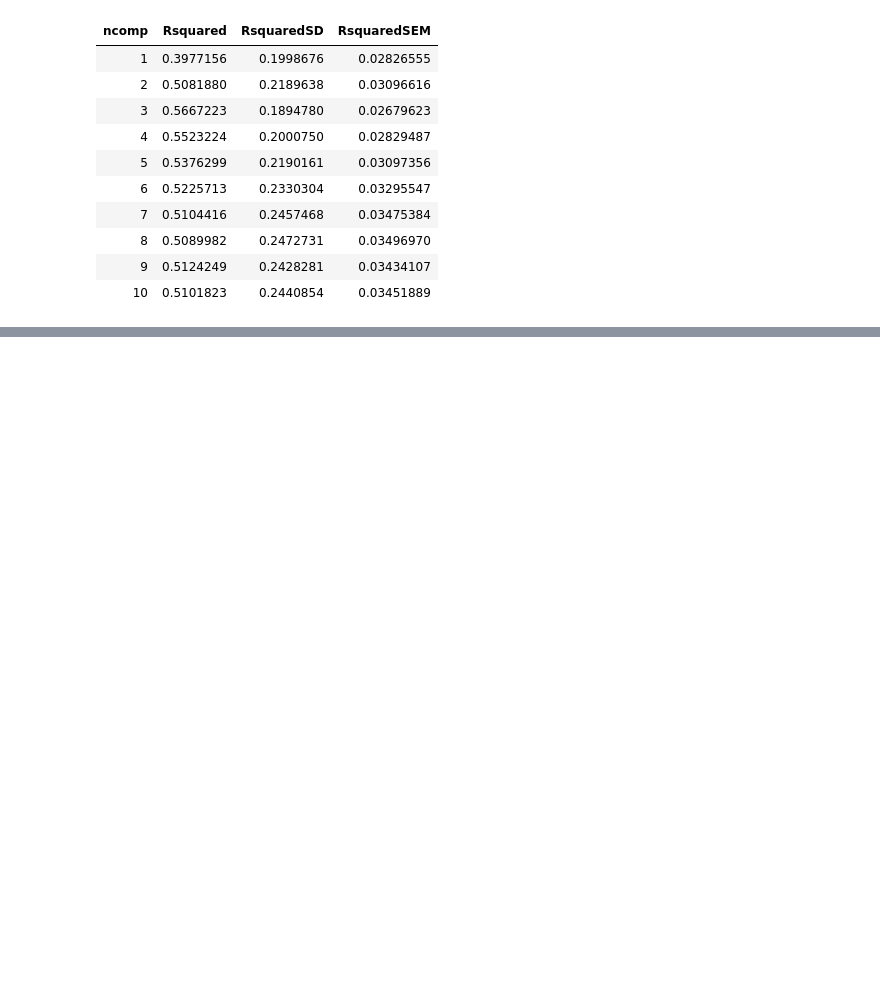
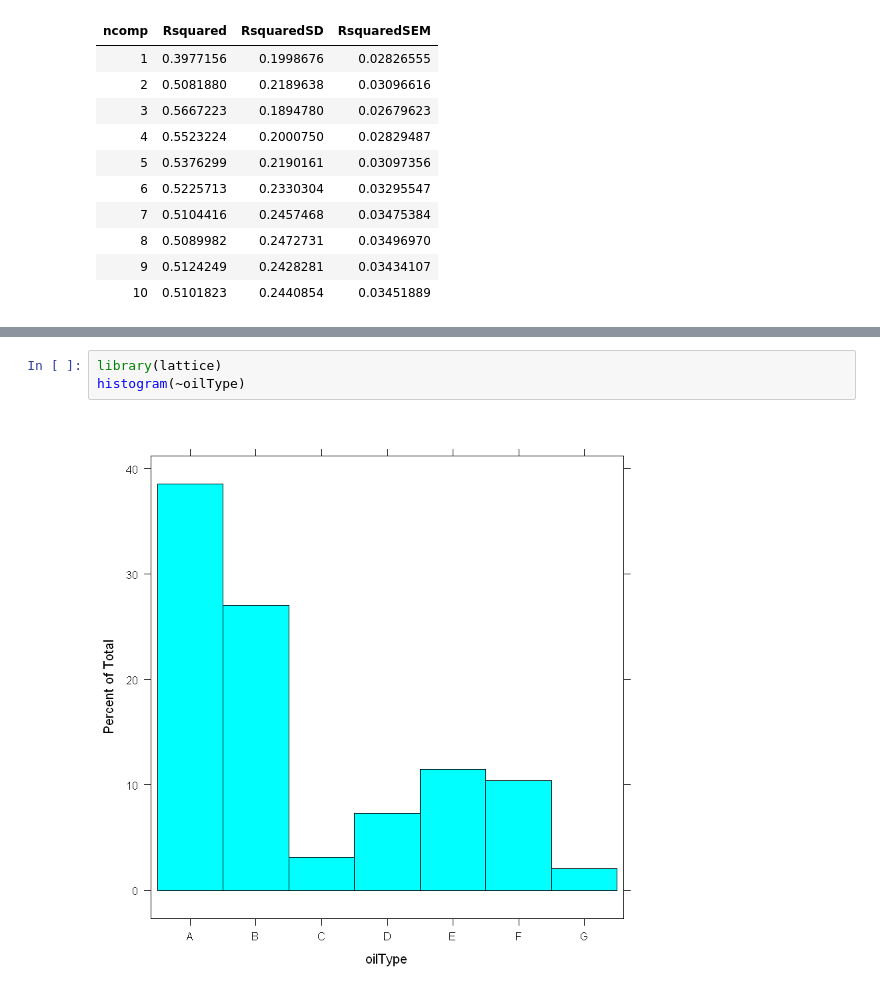
Before and after one commit to Randallzoeng/BookClub, a Jupyter notebook: AppliedPredictiveModeling/Chap. 4 Exercises.ipynb, the cells around one changed output, grey strips where cells are left out. Drawn from its saved outputs; the diff is of its cells as text; blank space fills up the shorter version.

```diff
--- a/AppliedPredictiveModeling/Chap. 4 Exercises.ipynb
+++ b/AppliedPredictiveModeling/Chap. 4 Exercises.ipynb
@@ -188,0 +267,5 @@ R2values
+# %%
+library(lattice)
+histogram(~oilType)
+# %% [output]
+[figure, added]
```
Also changed, not shown: parts of 14 cells of this notebook.
